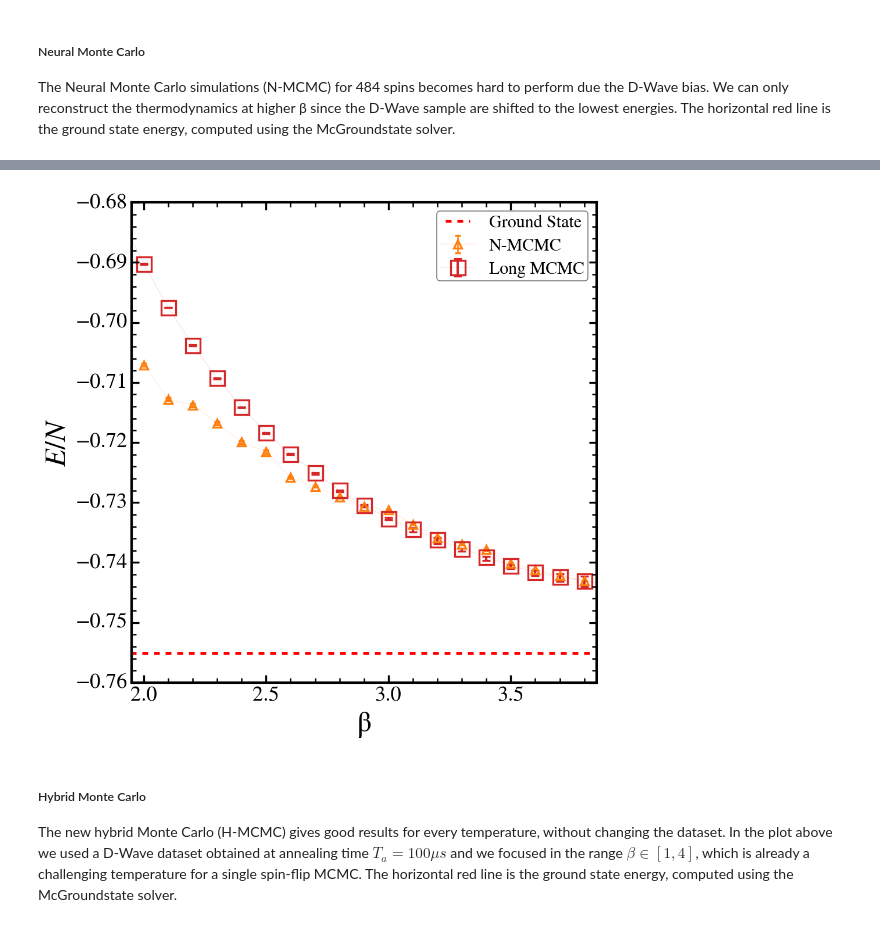
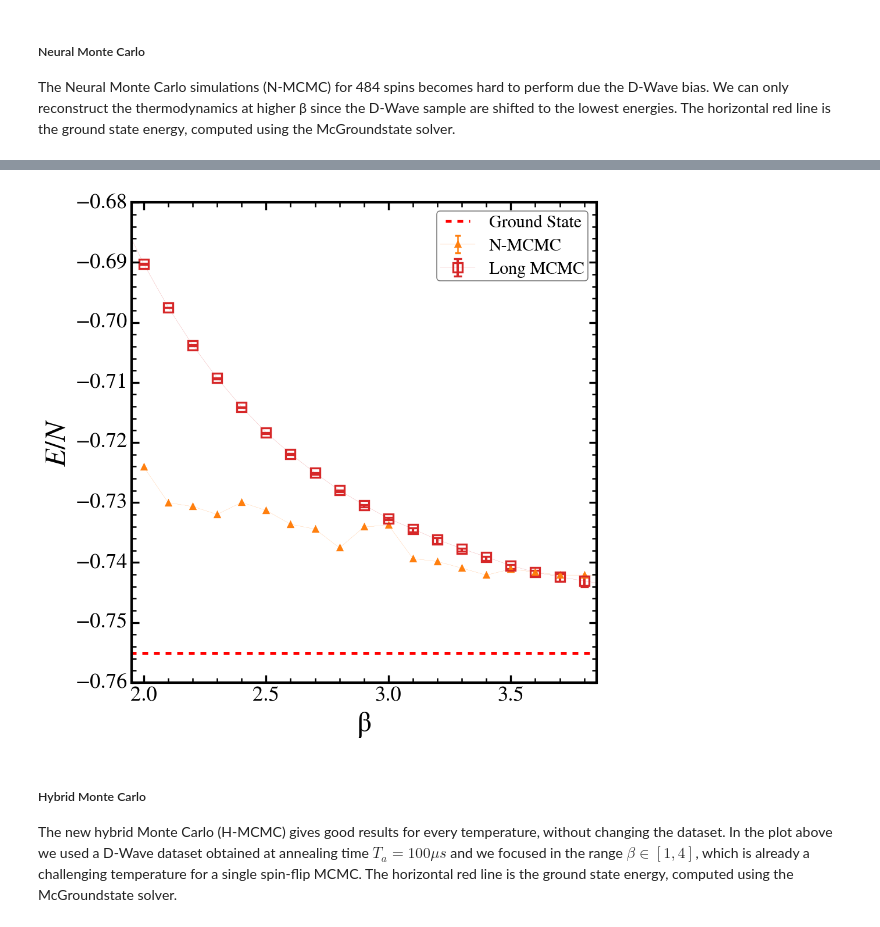
Before and after one commit to gscriva/n-mcmc, a Jupyter notebook: accelerating_monte_carlo.ipynb, the cells around one changed output, grey strips where cells are left out. Cells and saved outputs as stored; diff of their text form; code cells hidden in the pictures.

```diff
--- a/accelerating_monte_carlo.ipynb
+++ b/accelerating_monte_carlo.ipynb
@@ -776,7 +787,7 @@ skip_neural = 0
 
 neural_eng_1nn = []
 for beta in betas_neural:
-    _, eng, _ = neural_mcmc(beta, 1000000, made_data_1nn[2], couplings_path_1nn, model='made', disable_bar=True)
+    _, eng, _ = neural_mcmc(beta, 100, made_data_1nn[2], couplings_path_1nn, model='made', disable_bar=True)
     neural_eng_1nn.append(eng/484)
 neural_eng_1nn = np.asarray(neural_eng_1nn)
 
@@ -784,10 +813,10 @@ single_error_1nn = get_errorbar(single_engs_long_1nn, single_block_size, skip_si
 # %%
 plt.errorbar(betas_neural, neural_eng_1nn.mean(1), yerr=block_std(neural_eng_1nn, 1000, skip=skip_neural),
-            elinewidth=1.5, linewidth=.1, marker='^', color='tab:orange', fillstyle='none', markersize=8, markeredgewidth=2,
-            label=r"N-MCMC")
+            elinewidth=1.5, linewidth=.1, marker='^', color='tab:orange', fillstyle='full', markersize=5,
+            markeredgewidth=2, mec='tab:orange', label=r"N-MCMC")
 plt.errorbar(betas, (single_engs_long_1nn[..., skip_single:].mean(axis=2).mean(axis=0).tolist()[:-10]),
             yerr=single_error_1nn[:, :-10], elinewidth=2.5, linewidth=.1, marker='s', color='tab:red',
-            fillstyle='none', markersize=15, markeredgewidth=2, capsize=4, label=r"Long MCMC")
+            fillstyle='none', markersize=10, markeredgewidth=2, capsize=4, label=r"Long MCMC")
 
 
 plt.hlines(ground_state_1nn, xmin=0.4, xmax=4.4, colors='red', linestyles='dashed',
@@ -818,4 +864,4 @@ plt.savefig(
-[figure, old version]
+[figure, new version]
 # %% [markdown]
 
 ##### Hybrid Monte Carlo
```
Also changed, not shown: parts of 33 cells of this notebook.
